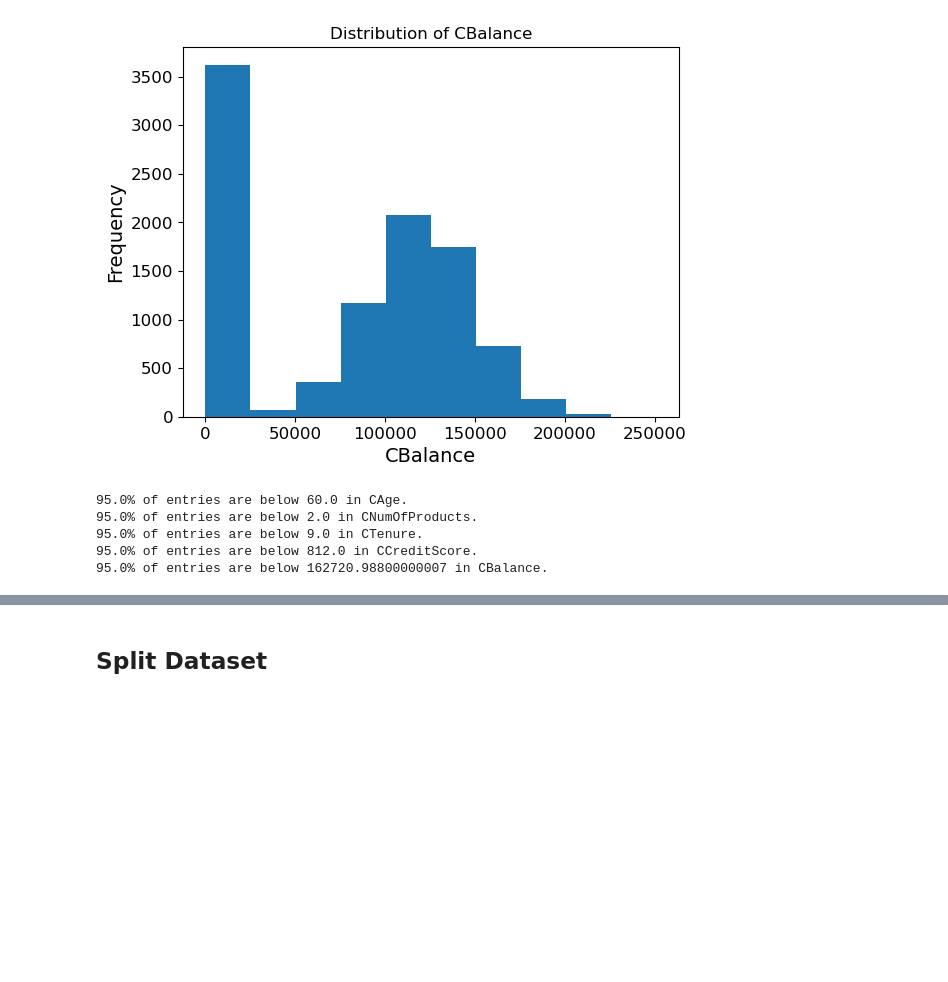
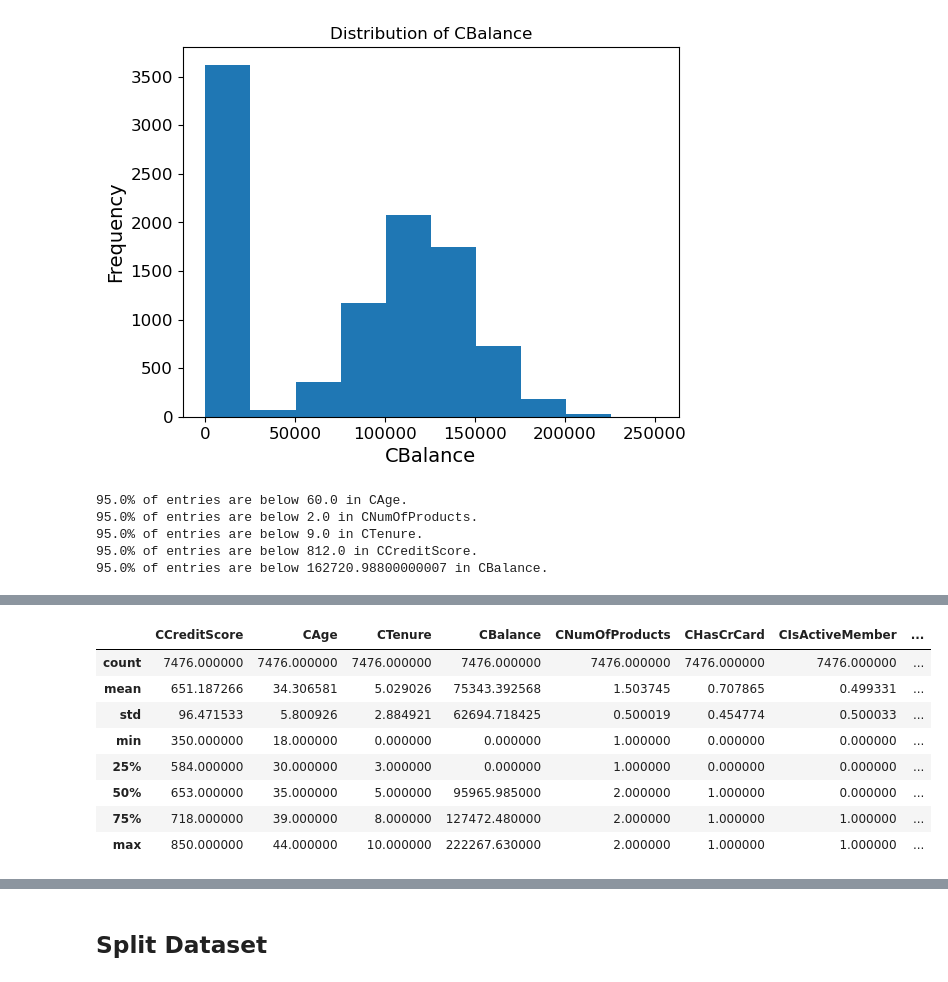
Before and after one commit to Ph1lippK/VAWI, a Jupyter notebook: Assignment_01_2270603.ipynb, the cells around one changed output, grey strips where cells are left out. Saved outputs shown, nothing was run; the diff lists cells and outputs as text; code cells hidden in the pictures; blank space fills up the shorter version.

```diff
--- a/Assignment_01_2270603.ipynb
+++ b/Assignment_01_2270603.ipynb
@@ -1032,0 +1013,13 @@ fintech_ro.describe()
+# %%
+fintech2 = fintech1[fintech1['CAge'] <= 44] # Remove any rows with outliers that exceed a certain threshold
+fintech2.describe()
+# %% [output]
+|  | CCreditScore | CAge | CTenure | CBalance | CNumOfProducts | CHasCrCard | CIsActiveMember | ... |
+| count | 7476.000000 | 7476.000000 | 7476.000000 | 7476.000000 | 7476.000000 | 7476.000000 | 7476.000000 | ... |
+| mean | 651.187266 | 34.306581 | 5.029026 | 75343.392568 | 1.503745 | 0.707865 | 0.499331 | ... |
+| std | 96.471533 | 5.800926 | 2.884921 | 62694.718425 | 0.500019 | 0.454774 | 0.500033 | ... |
+| min | 350.000000 | 18.000000 | 0.000000 | 0.000000 | 1.000000 | 0.000000 | 0.000000 | ... |
+| 25% | 584.000000 | 30.000000 | 3.000000 | 0.000000 | 1.000000 | 0.000000 | 0.000000 | ... |
+| 50% | 653.000000 | 35.000000 | 5.000000 | 95965.985000 | 2.000000 | 1.000000 | 0.000000 | ... |
+| 75% | 718.000000 | 39.000000 | 8.000000 | 127472.480000 | 2.000000 | 1.000000 | 1.000000 | ... |
+| max | 850.000000 | 44.000000 | 10.000000 | 222267.630000 | 2.000000 | 1.000000 | 1.000000 | ... |
```
Also changed, not shown: parts of 26 cells of this notebook.
